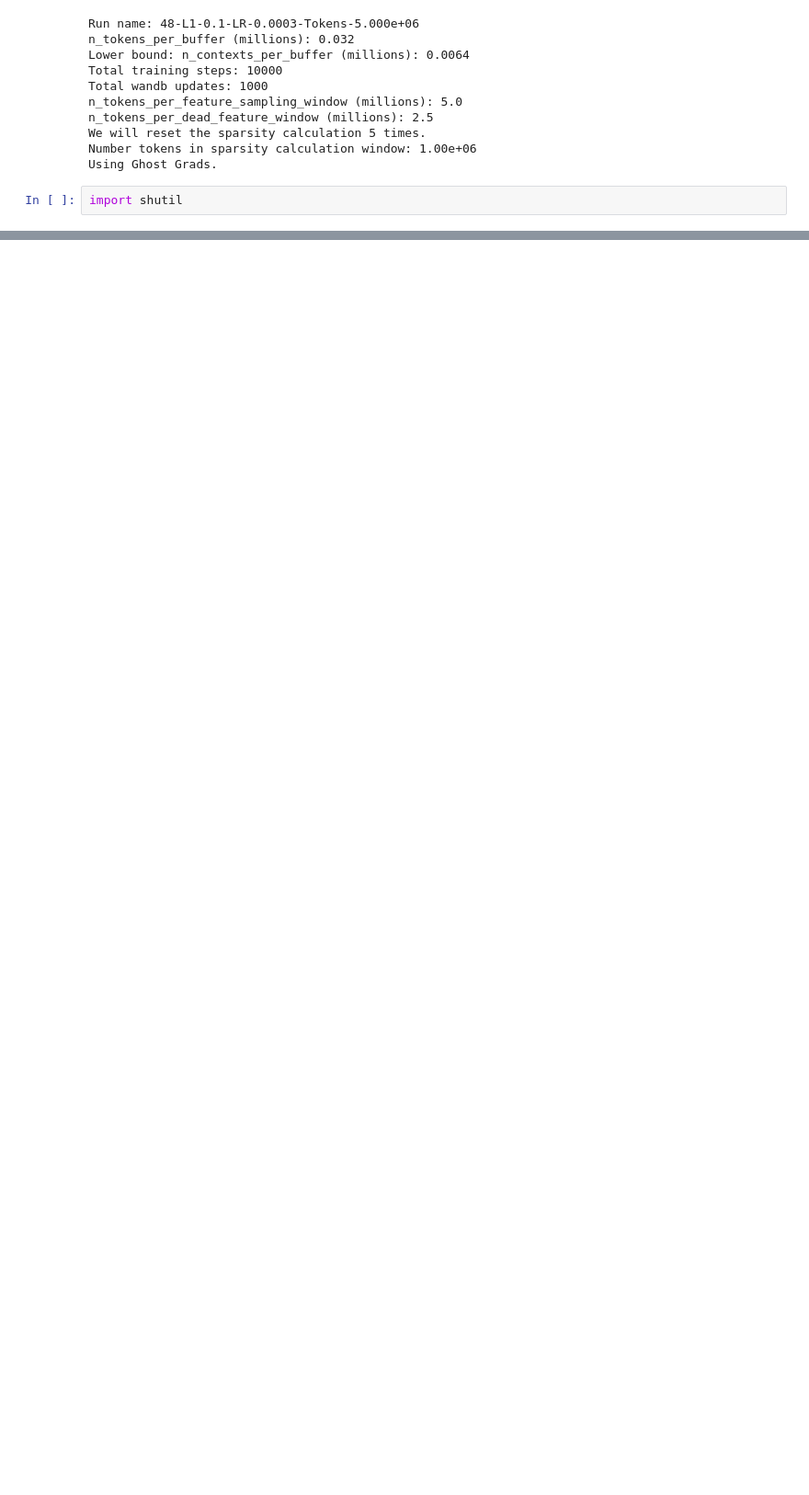
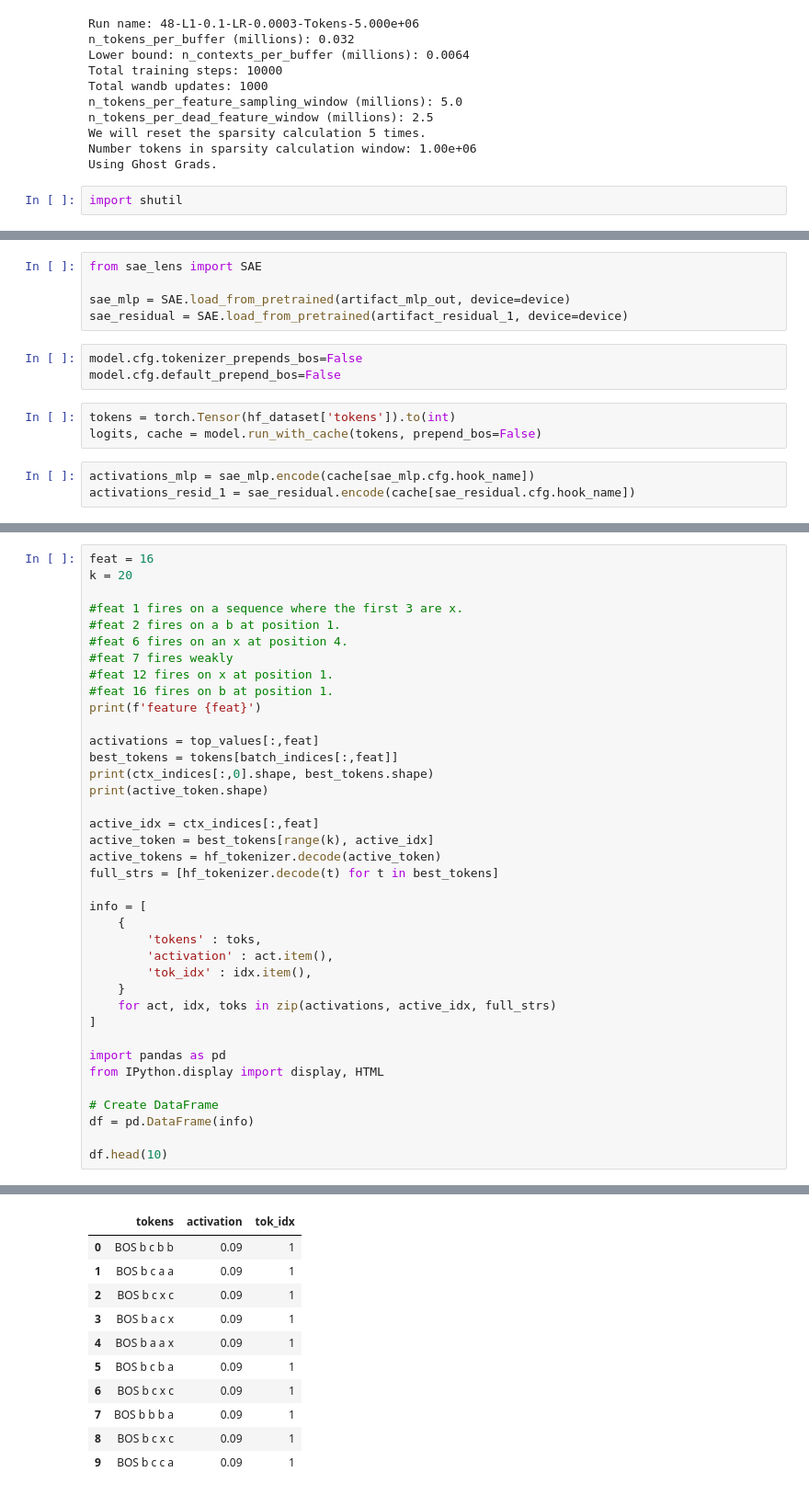
Before and after one commit to evanhanders/circuits-benchmark-saes, a Jupyter notebook: quick-experiments/SAE_trained_on_benchmark.ipynb, the cells around one changed output, grey strips where cells are left out. Shown at 92% size. Drawn from its saved outputs; the diff is of its cells as text; blank space fills up the shorter version.

```diff
--- a/quick-experiments/SAE_trained_on_benchmark.ipynb
+++ b/quick-experiments/SAE_trained_on_benchmark.ipynb
@@ -669,3 +733,17 @@ artifact_dir = artifact.download("/content/sample_data/hook_resid_pre_1")
 # %% [output]
 wandb:   2 of 2 files downloaded.
 wandb:   2 of 2 files downloaded.
+# %%
+from sae_lens import SAE
+
+sae_mlp = SAE.load_from_pretrained(artifact_mlp_out, device=device)
+sae_residual = SAE.load_from_pretrained(artifact_residual_1, device=device)
+# %%
+model.cfg.tokenizer_prepends_bos=False
+model.cfg.default_prepend_bos=False
+# %%
+tokens = torch.Tensor(hf_dataset['tokens']).to(int)
+logits, cache = model.run_with_cache(tokens, prepend_bos=False)
+# %%
+activations_mlp = sae_mlp.encode(cache[sae_mlp.cfg.hook_name])
+activations_resid_1 = sae_residual.encode(cache[sae_residual.cfg.hook_name])
@@ -671,0 +782,39 @@ wandb:   2 of 2 files downloaded.
+# %%
+feat = 16
+k = 20
+
+#feat 1 fires on a sequence where the first 3 are x.
+#feat 2 fires on a b at position 1.
+#feat 6 fires on an x at position 4.
+#feat 7 fires weakly
+#feat 12 fires on x at position 1.
+#feat 16 fires on b at position 1.
+print(f'feature {feat}')
+
+activations = top_values[:,feat]
+best_tokens = tokens[batch_indices[:,feat]]
+print(ctx_indices[:,0].shape, best_tokens.shape)
+print(active_token.shape)
+
+active_idx = ctx_indices[:,feat]
+active_token = best_tokens[range(k), active_idx]
+active_tokens = hf_tokenizer.decode(active_token)
+full_strs = [hf_tokenizer.decode(t) for t in best_tokens]
+
+info = [
+    {
+        'tokens' : toks,
+        'activation' : act.item(),
+        'tok_idx' : idx.item(),
+    }
+    for act, idx, toks in zip(activations, active_idx, full_strs)
+]
+
+import pandas as pd
+from IPython.display import display, HTML
+
+# Create DataFrame
+df = pd.DataFrame(info)
+
+df.head(10)
+# %% [output]
@@ -671,0 +824,11 @@ wandb:   2 of 2 files downloaded.
+|  | tokens | activation | tok_idx |
+| 0 | BOS b c b b | 0.09 | 1 |
+| 1 | BOS b c a a | 0.09 | 1 |
+| 2 | BOS b c x c | 0.09 | 1 |
+| 3 | BOS b a c x | 0.09 | 1 |
+| 4 | BOS b a a x | 0.09 | 1 |
+| 5 | BOS b c b a | 0.09 | 1 |
+| 6 | BOS b c x c | 0.09 | 1 |
+| 7 | BOS b b b a | 0.09 | 1 |
+| 8 | BOS b c x c | 0.09 | 1 |
+| 9 | BOS b c c a | 0.09 | 1 |
```
Also changed, not shown: parts of 22 cells of this notebook.
